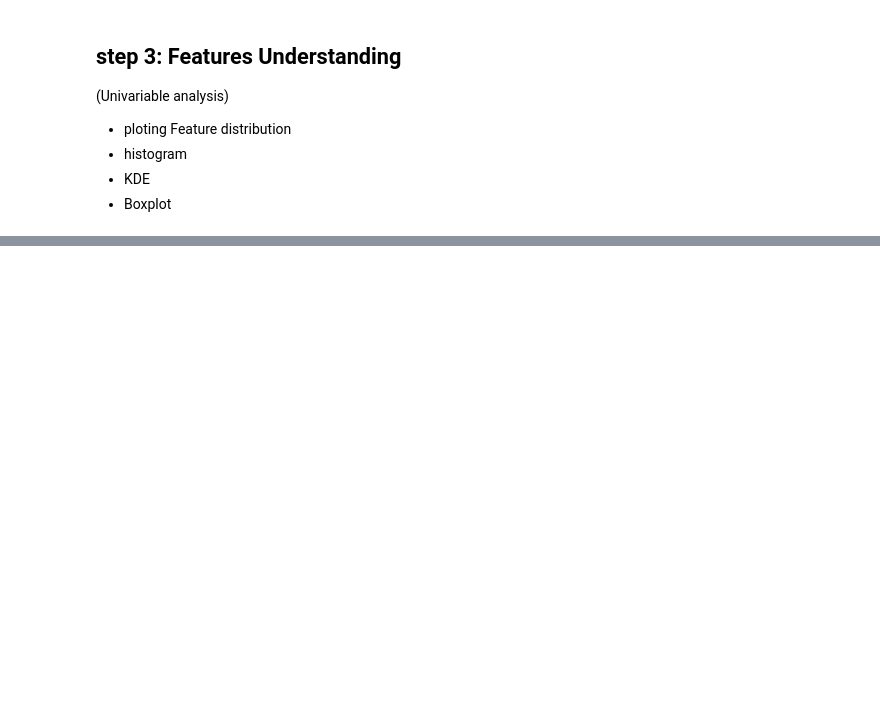
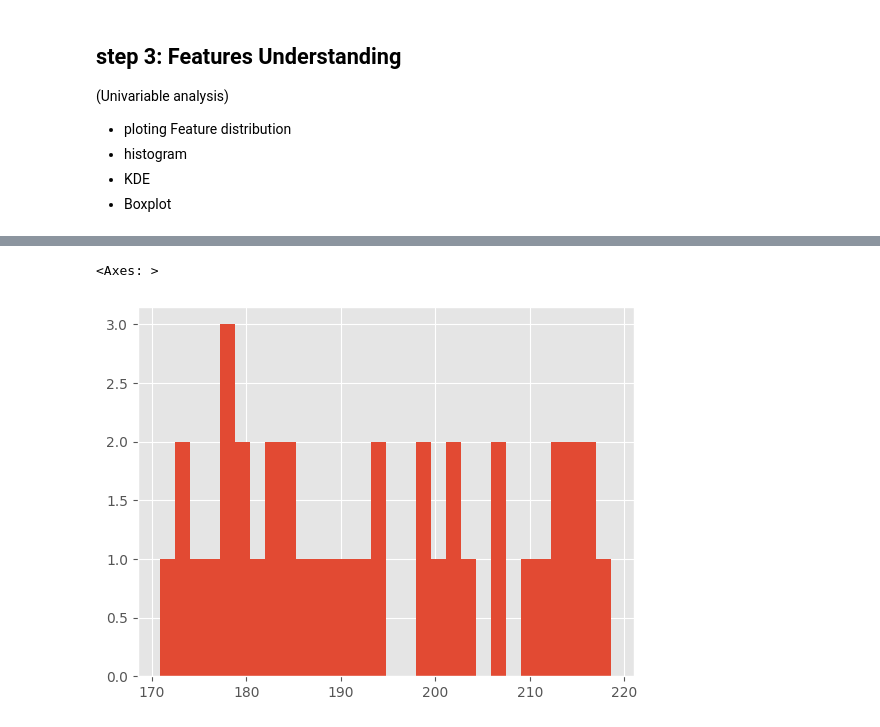
Before and after one commit to ayoub22222222/EDA_project, a Jupyter notebook: Untitled1.ipynb, the cells around one changed output, grey strips where cells are left out. Cells and saved outputs as stored; diff of their text form; code cells hidden in the pictures; blank space fills up the shorter version.

```diff
--- a/Untitled1.ipynb
+++ b/Untitled1.ipynb
@@ -204,0 +220,5 @@ new_ecom_data
+# %%
+new_ecom_data['cpi'].hist(bins=30)
+# %% [output]
+<Axes: >
+[figure, added]
```
Also changed, not shown: parts of 7 cells of this notebook.
